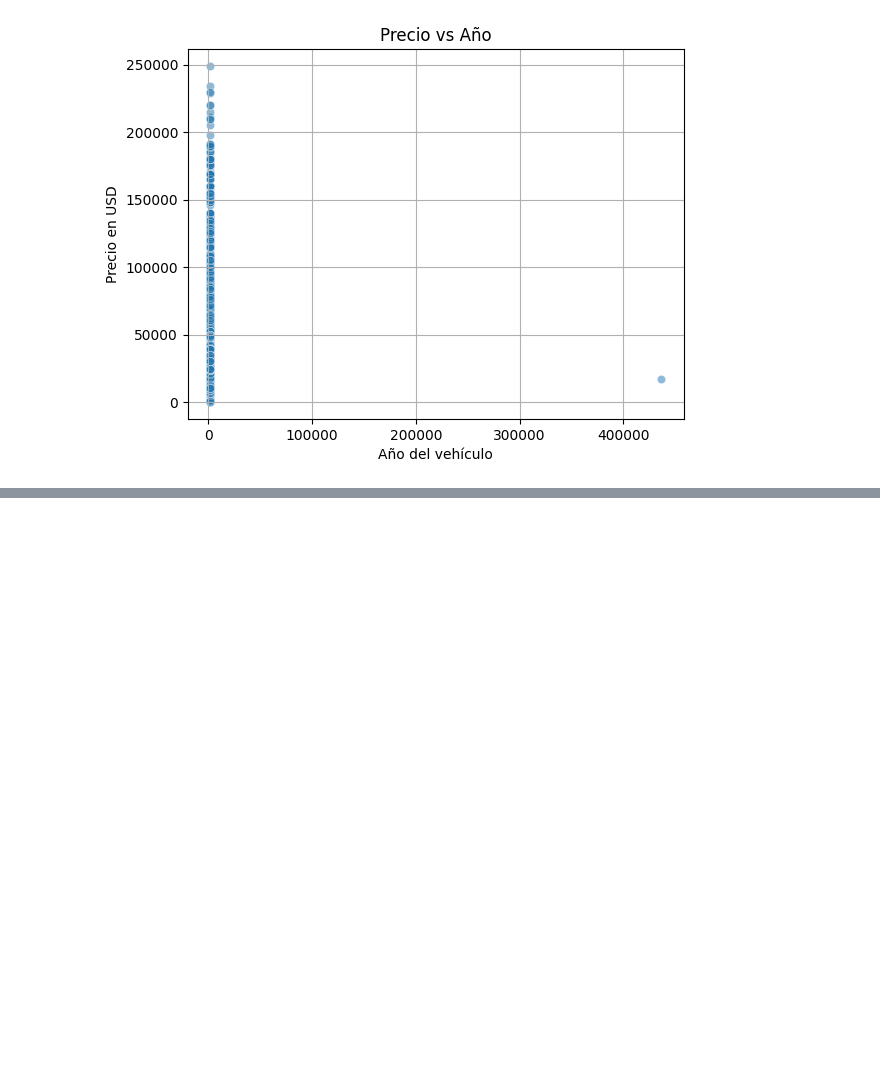
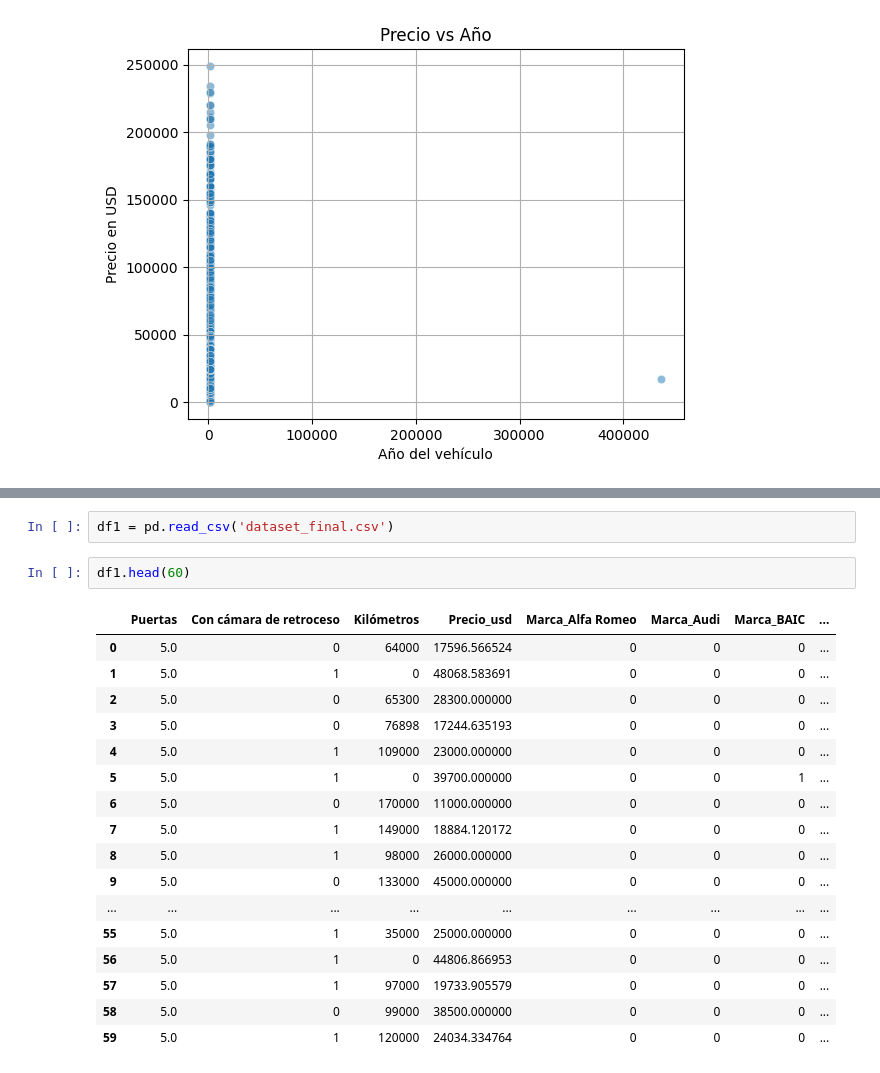
Before and after one commit to matilein/ProyectoML, a Jupyter notebook: datasetintermedio.ipynb, the cells around one changed output, grey strips where cells are left out. Saved outputs shown, nothing was run; the diff lists cells and outputs as text; blank space fills up the shorter version.

```diff
--- a/datasetintermedio.ipynb
+++ b/datasetintermedio.ipynb
@@ -479,0 +500,22 @@ plt.show()
+# %%
+df1 = pd.read_csv('dataset_final.csv')
+# %%
+df1.head(60)
+# %% [output]
+|  | Puertas | Con cámara de retroceso | Kilómetros | Precio_usd | Marca_Alfa Romeo | Marca_Audi | Marca_BAIC | ... |
+| 0 | 5.0 | 0 | 64000 | 17596.566524 | 0 | 0 | 0 | ... |
+| 1 | 5.0 | 1 | 0 | 48068.583691 | 0 | 0 | 0 | ... |
+| 2 | 5.0 | 0 | 65300 | 28300.000000 | 0 | 0 | 0 | ... |
+| 3 | 5.0 | 0 | 76898 | 17244.635193 | 0 | 0 | 0 | ... |
+| 4 | 5.0 | 1 | 109000 | 23000.000000 | 0 | 0 | 0 | ... |
+| 5 | 5.0 | 1 | 0 | 39700.000000 | 0 | 0 | 1 | ... |
+| 6 | 5.0 | 0 | 170000 | 11000.000000 | 0 | 0 | 0 | ... |
+| 7 | 5.0 | 1 | 149000 | 18884.120172 | 0 | 0 | 0 | ... |
+| 8 | 5.0 | 1 | 98000 | 26000.000000 | 0 | 0 | 0 | ... |
+| 9 | 5.0 | 0 | 133000 | 45000.000000 | 0 | 0 | 0 | ... |
+| ... | ... | ... | ... | ... | ... | ... | ... | ... |
+| 55 | 5.0 | 1 | 35000 | 25000.000000 | 0 | 0 | 0 | ... |
+| 56 | 5.0 | 1 | 0 | 44806.866953 | 0 | 0 | 0 | ... |
+| 57 | 5.0 | 1 | 97000 | 19733.905579 | 0 | 0 | 0 | ... |
+| 58 | 5.0 | 0 | 99000 | 38500.000000 | 0 | 0 | 0 | ... |
+| 59 | 5.0 | 1 | 120000 | 24034.334764 | 0 | 0 | 0 | ... |
```
Also changed, not shown: parts of 3 cells of this notebook, 2 other files.
